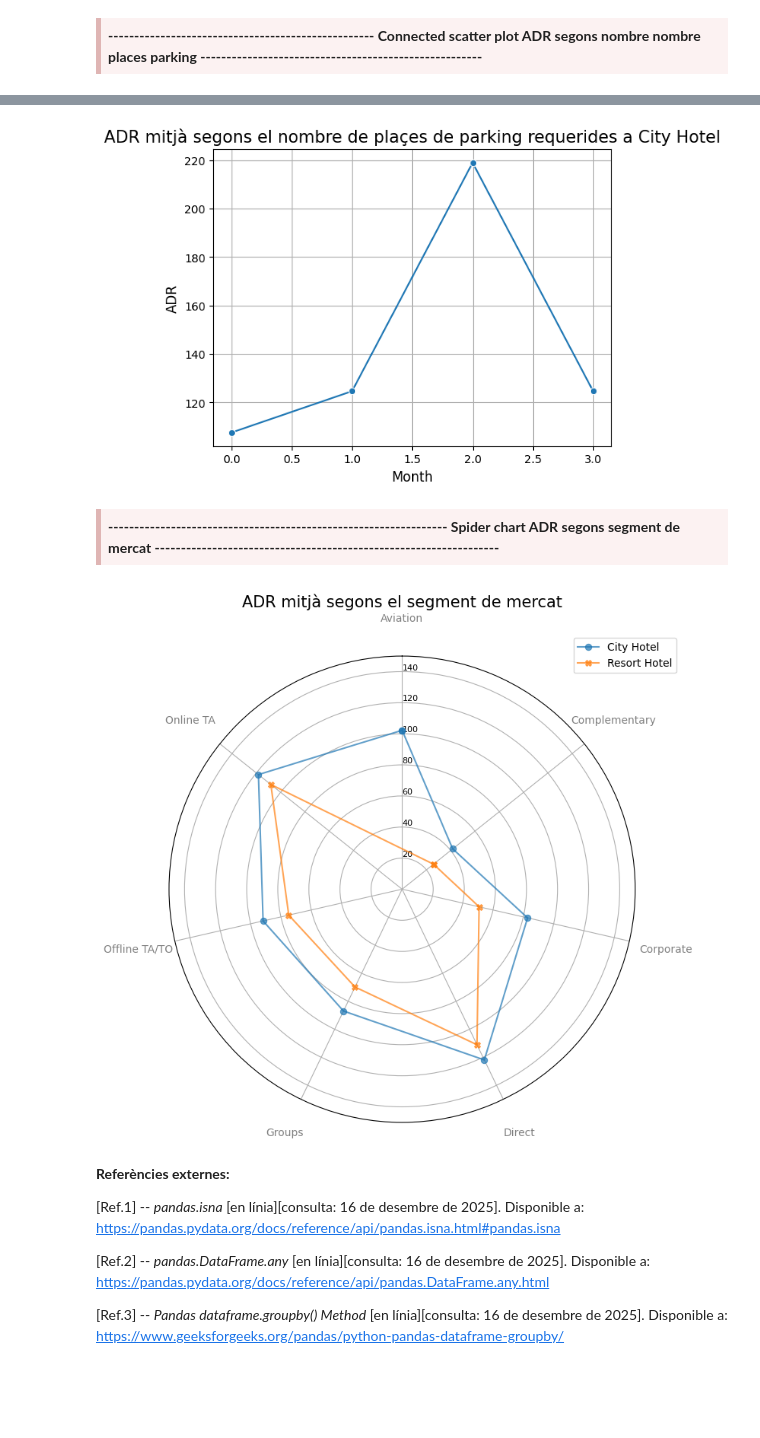
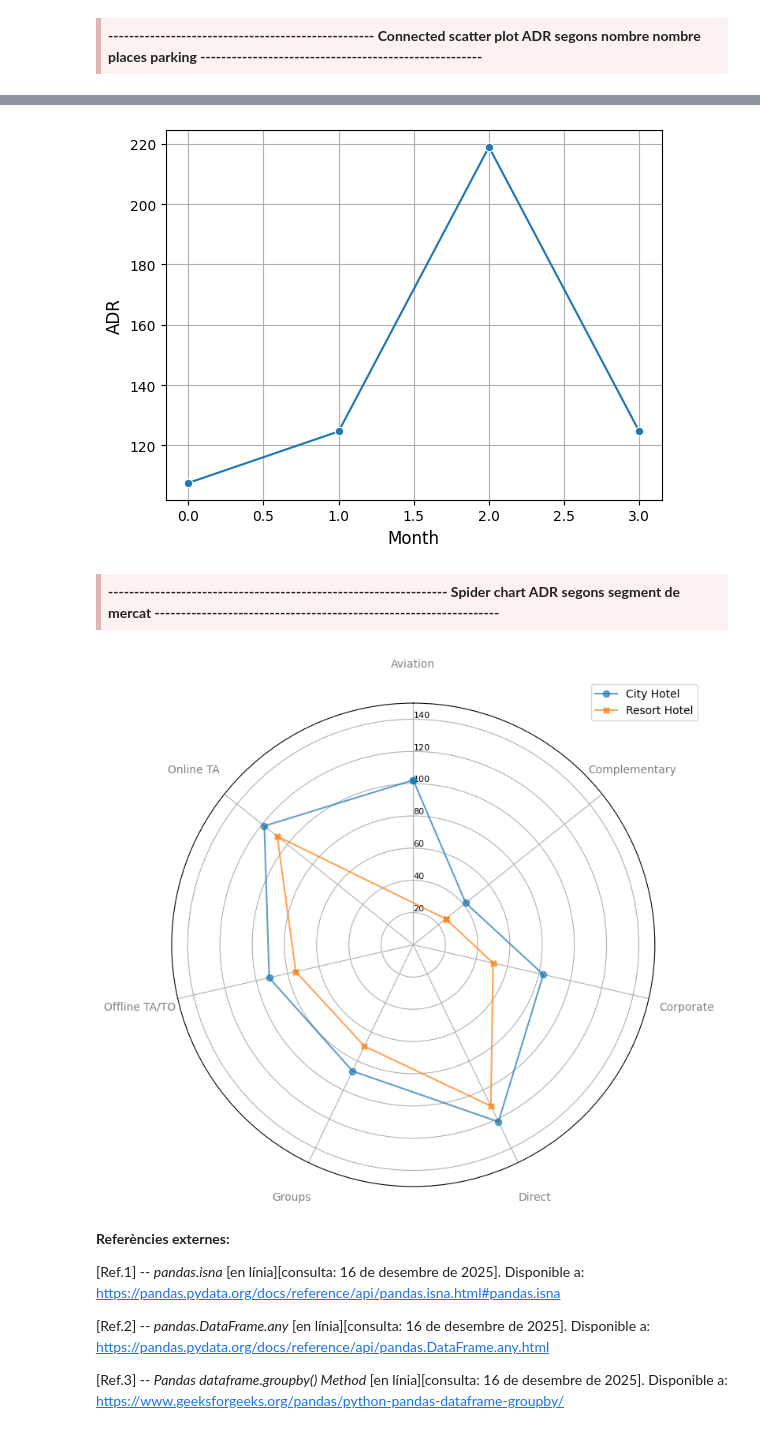
Before and after one commit to marc7666/PAC3-VD, a Jupyter notebook: graphics_creation.ipynb, the cells around one changed output, grey strips where cells are left out. Saved outputs shown, nothing was run; the diff lists cells and outputs as text; code cells hidden in the pictures; blank space fills up the shorter version.

```diff
--- a/graphics_creation.ipynb
+++ b/graphics_creation.ipynb
@@ -289,15 +279,14 @@ plt.show()
 # %%
 # Bibliografia: [Ref.20]
 plt.figure()
 sns.lineplot(aux_city, x="required_car_parking_spaces", y="adr", marker="o") # Bibliografia: [Ref.6]
-plt.title("ADR mitjà segons el nombre de plaçes de parking requerides a City Hotel", fontsize=15)
 plt.ylabel("ADR", fontsize=12)
 plt.xlabel("Month", fontsize=12)
 plt.grid()
 plt.savefig("pictures/connected_scatter_parking_city.png")
 plt.show()
 # %% [output]
-[figure, old version]
+[figure, new version]
 # %% [markdown]
 <div style="background-color: #fcf2f2; border-color: #dfb5b4; border-left: 5px solid #dfb5b4; padding: 0.5em;">
 <strong>----------------------------------------------------------------- Spider chart ADR segons segment de mercat ------------------------------------------------------------------</strong>
@@ -311,14 +300,13 @@ df_graphic_spider2 = pd.DataFrame(df_graphic_spider2).copy()
 plt.figure(figsize=(8,8))
 ax =sp.spiderplot(data=df_graphic_spider2, x="market_segment", y="adr", hue="hotel", fill=False, style="hotel", dashes=False)
 ax.set_rlim([0,150])
-plt.title("ADR mitjà segons el segment de mercat", fontsize=15)
 plt.tick_params(axis="x", pad=25) # Bibliografia: [Ref.21]
 plt.legend(bbox_to_anchor=(1.1, 1.05)) # Bibliografia: [Ref.16]
 plt.tight_layout()
 plt.savefig("pictures/spider_market_segment.png")
 plt.show()
 # %% [output]
-[figure, old version]
+[figure, new version]
 # %% [markdown]
 **Referències externes:**
 
```
Also changed, not shown: parts of 11 cells of this notebook, 13 other files.
